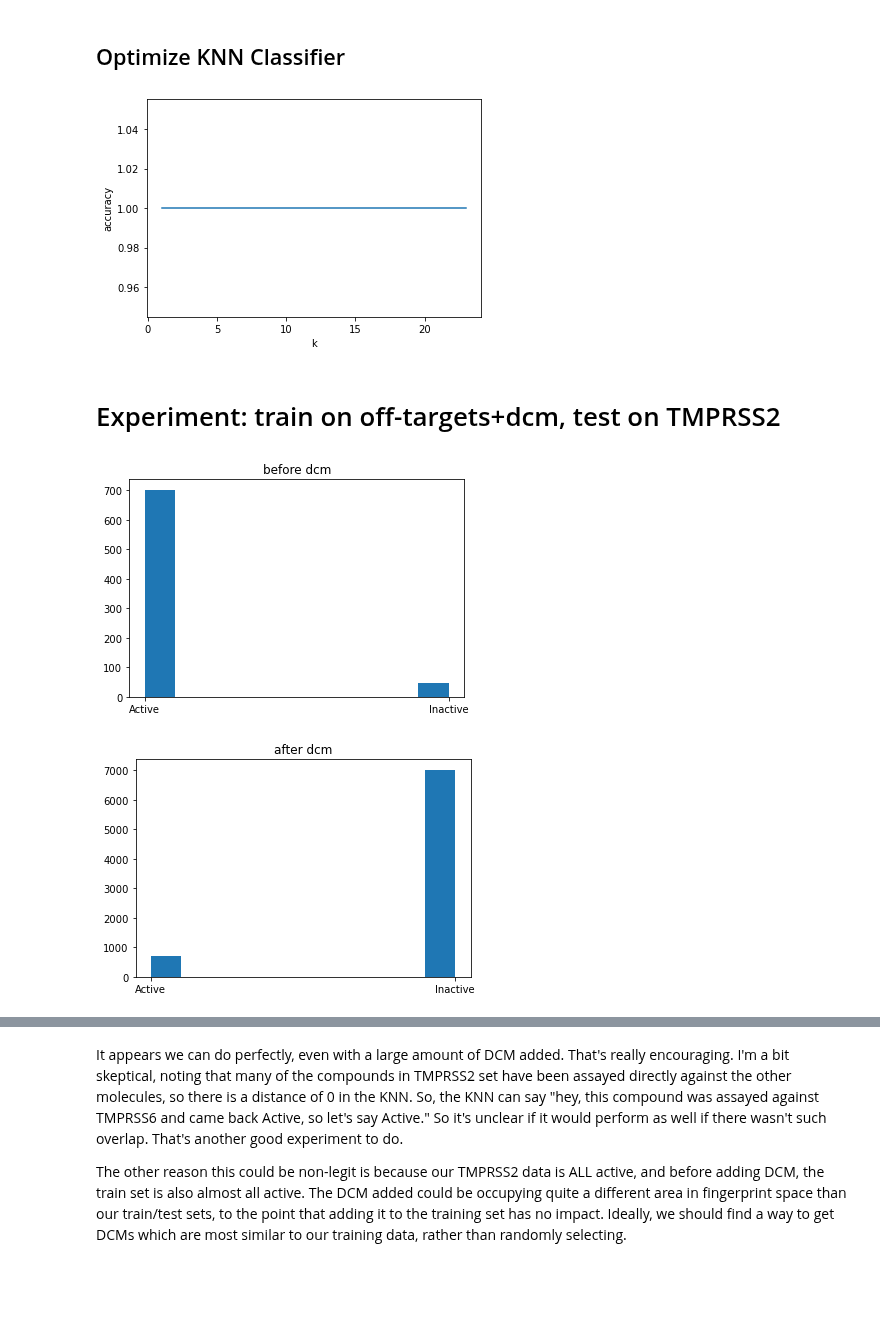
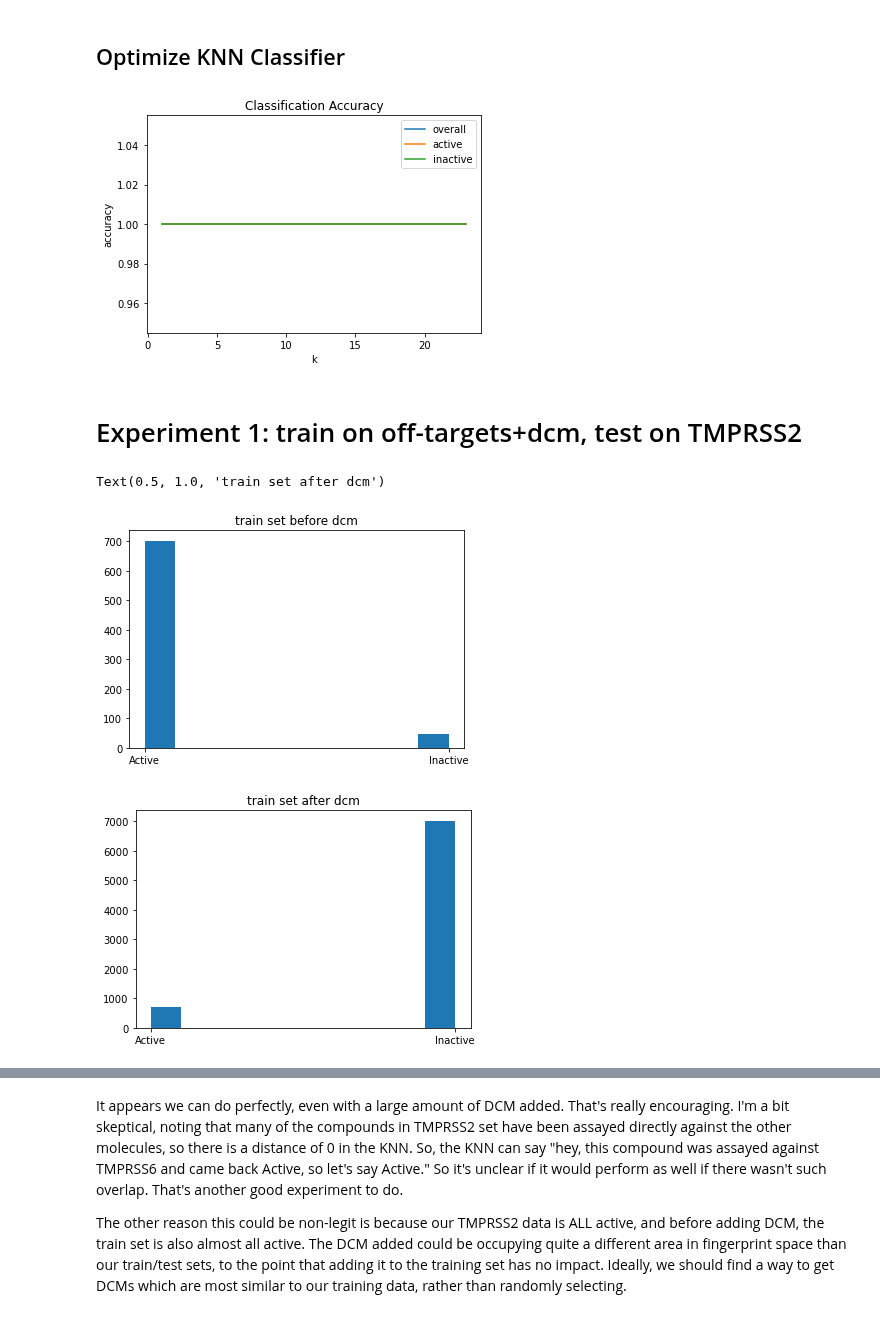
Before and after one commit to srensi/tmprss2, a Jupyter notebook: notebooks/knn.ipynb, the cells around one changed output, grey strips where cells are left out. Saved outputs shown, nothing was run; the diff lists cells and outputs as text; code cells hidden in the pictures; blank space fills up the shorter version.

Commit message:
decomposed accuracies, added experiments

```diff
--- a/notebooks/knn.ipynb
+++ b/notebooks/knn.ipynb
@@ -112,43 +112,60 @@ def plot_knn_acc(k):
 # %%
 # show performance over various ks
 def optimize_knn(train_X, train_y, test_X, test_y, max_k):
     accuracies = []
+    active_accuracies = []
+    inactive_accuracies = []
     ks = np.arange(1, max_k, 2)
     for k in tqdm(ks):
         pred = run_knn_classifier(k, train_X, train_y, test_X, test_y)
         accuracies.append(np.count_nonzero(pred == test_y) / len(test_y))
-    plt.plot(ks, accuracies)
+        if np.count_nonzero(test_y == 'Inactive') == 0:
+            inactive_accuracies.append(1)  # all inactive classifie correctly: vacuously true
+        else:
+            inactive_accuracies.append(np.count_nonzero((pred == test_y) & (pred == 'Inactive')) / np.count_nonzero(test_y == 'Inactive'))
+        if np.count_nonzero(test_y == 'Active') == 0:
+            active_accuracies.append(1)
+        else:
+            active_accuracies.append(np.count_nonzero((pred == test_y) & (test_y == 'Active')) / np.count_nonzero(test_y == 'Active'))
+
+    plt.figure()
+    plt.plot(ks, accuracies, label='overall')
+    plt.plot(ks, active_accuracies, label='active')
+    plt.plot(ks, inactive_accuracies, label='inactive')
     plt.xlabel("k")
     plt.ylabel("accuracy")
-    plt.show()
-    return ks, accuracies
+    plt.title('Classification Accuracy')
+    plt.legend()
 
-ks, accuracies = optimize_knn(train_X, train_y, test_X, test_y, max_k=25)
+    return ks, accuracies, active_accuracies, inactive_accuracies
+
+ks, accuracies, active_accuracies, inactive_accuracies = optimize_knn(train_X, train_y, test_X, test_y, max_k=25)
 # %% [output]
-[figure, old version]
+[figure, new version]
 # %%
 optimal_k = ks[np.argmax(accuracies)]
 # %% [markdown]
-# Experiment: train on off-targets+dcm, test on TMPRSS2
+# Experiment 1: train on off-targets+dcm, test on TMPRSS2
 # %%
 train = dataset[dataset.target!='TMPRSS2']
 test = dataset[dataset.target=='TMPRSS2']
 
 train_X = np.stack(train.morgan_fingerprint)
 train_y = train.activity_target.values
+test_X = np.stack(test.morgan_fingerprint)
+test_y = test.activity_target.values
+
 plt.figure()
 plt.hist(train_y)
-plt.title('before dcm')
+plt.title('train set before dcm')
 
 num_negatives = 10*np.count_nonzero(train_y == 'Active') - np.count_nonzero(train_y == 'Inactive')
-train_X, train_y = augment_with_dcm(train_X, train_y, num_negatives)
+train_X_dcm, train_y_dcm = augment_with_dcm(train_X, train_y, num_negatives)
 plt.figure()
-plt.hist(train_y)
-plt.title('after dcm')
-
-test_X = np.stack(test.morgan_fingerprint)
-test_y = test.activity_target.values
+plt.hist(train_y_dcm)
+plt.title('train set after dcm')
 # %% [output]
+Text(0.5, 1.0, 'train set after dcm')
-[figure, old version]
+[figure, new version]
-[figure, old version]
+[figure, new version]
 # %%
```
Also changed, not shown: parts of 10 cells of this notebook.
